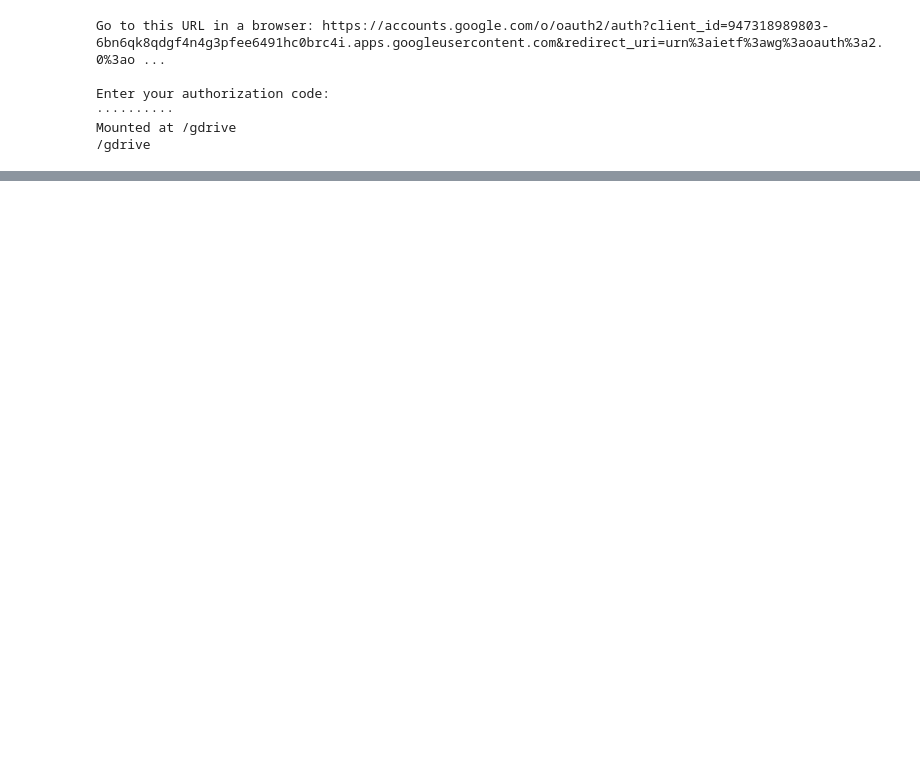
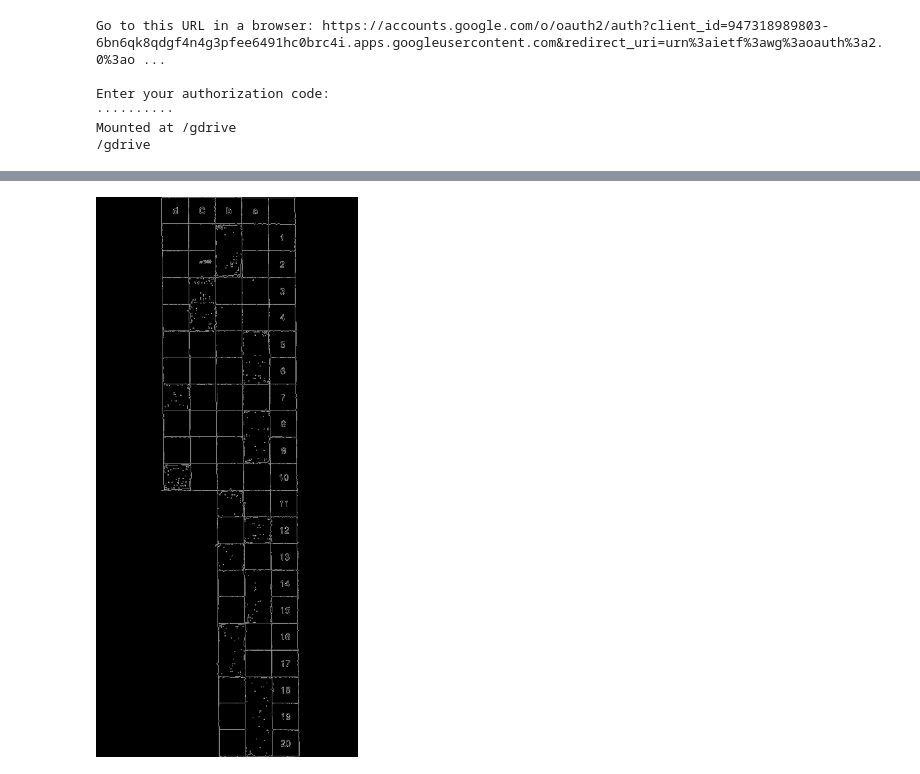
Before and after one commit to alura-cursos/Visao_computacional-OMR, a Jupyter notebook: correcao_prova.ipynb, the cells around one changed output, grey strips where cells are left out. Drawn from its saved outputs; the diff is of its cells as text; code cells hidden in the pictures; blank space fills up the shorter version.

```diff
--- a/correcao_prova.ipynb
+++ b/correcao_prova.ipynb
@@ -217,0 +45,6 @@ cv2_imshow(questao)
+# %%
+canny = cv2.Canny(img_binaria, 100, 200)
+
+cv2_imshow(canny)
+# %% [output]
+[figure, added]
```
Also changed, not shown: parts of 39 cells of this notebook.
